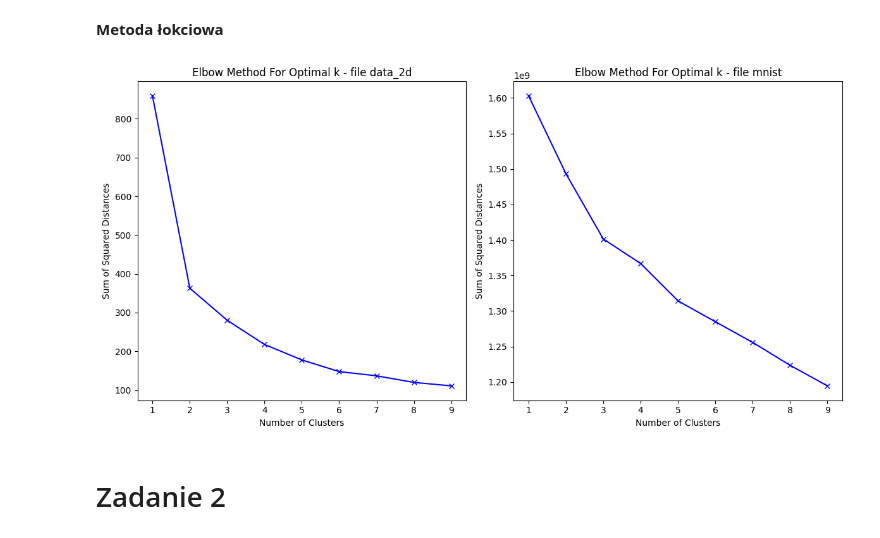
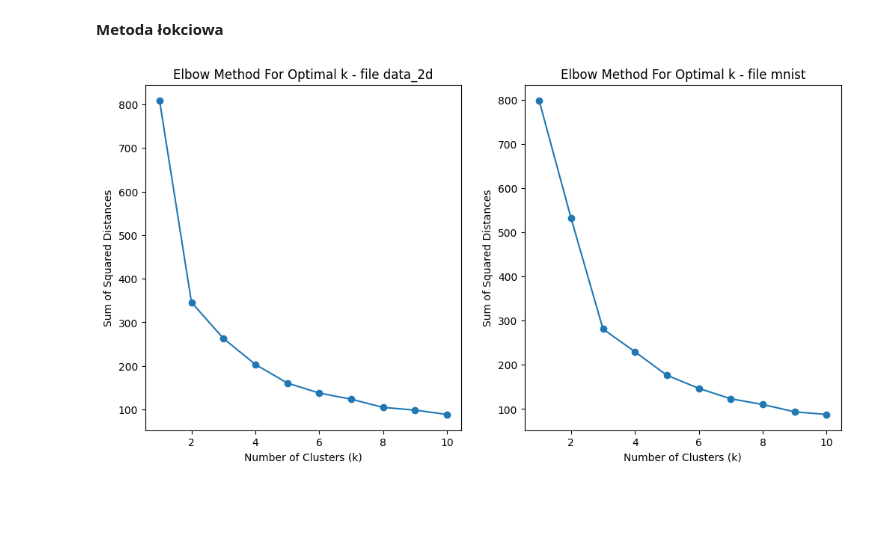
Before and after one commit to kachnna/HOMEworksgoit, a Jupyter notebook: Moduł III/zadanie domowe 6/Hw6.ipynb, the cells around one changed output. Saved outputs shown, nothing was run; the diff lists cells and outputs as text; code cells hidden in the pictures; blank space fills up the shorter version.

```diff
--- a/Moduł III/zadanie domowe 6/Hw6.ipynb
+++ b/Moduł III/zadanie domowe 6/Hw6.ipynb
@@ -57,0 +33,3 @@ __Zastosowanie K-średnich__
+# %%
+X_data_2D = df_data_2D.iloc[:, [1,2]].values
+X_mnist = df_mnist.iloc[:, 1:].values
@@ -96,0 +49,11 @@ plt.show()
+# %%
+y = df_mnist.iloc[:, 0].values
+
+X_train, X_test, y_train, y_test = train_test_split(X_mnist, y, test_size=0.2, random_state=0)
+
+scaler = StandardScaler()
+scaler.fit(X_train)
+X_train_scaled = scaler.transform(X_train)
+
+pca = PCA(n_components=2)
+X_train_pca = pca.fit_transform(X_train_scaled)
@@ -96,0 +72,7 @@ plt.show()
+# %%
+kmeans = KMeans(n_clusters=3, random_state=0)
+kmeans.fit(X_train_pca)
+
+labels = kmeans.labels_
+centroids = kmeans.cluster_centers_
+print_k_means_for_2d_data(X_train_pca, labels, centroids)
@@ -98,34 +82,31 @@ plt.show()
 __Metoda łokciowa__
 # %%
 fig, (ax1, ax2) = plt.subplots(1, 2, figsize=(12, 6))
-
 sum_of_squared_distances = []
-K_range = range(1, 10)
+K_range = range(1, 11)
 for k in K_range:
     kmeans = KMeans(n_clusters=k, random_state=0)
     kmeans.fit(X_data_2D)
     sum_of_squared_distances.append(kmeans.inertia_)
 
-ax1.plot(K_range, sum_of_squared_distances, 'bx-')
-ax1.set_xlabel('Number of Clusters')
+ax1.plot(K_range, sum_of_squared_distances, marker='o')
+ax1.set_xlabel('Number of Clusters (k)')
 ax1.set_ylabel('Sum of Squared Distances')
 ax1.set_title('Elbow Method For Optimal k - file data_2d')
 
 sum_of_squared_distances = []
-K_range = range(1, 10)
+scaler = StandardScaler()
+data_scaled = scaler.fit_transform(X_train_pca)
+K_range = range(1, 11)
 for k in K_range:
     kmeans = KMeans(n_clusters=k, random_state=0)
-    kmeans.fit(X_mnist)
+    kmeans.fit(data_scaled)
     sum_of_squared_distances.append(kmeans.inertia_)
 
-ax2.plot(K_range, sum_of_squared_distances, 'bx-')
-ax2.set_xlabel('Number of Clusters')
+ax2.plot(K_range, sum_of_squared_distances, marker='o')
+ax2.set_xlabel('Number of Clusters (k)')
 ax2.set_ylabel('Sum of Squared Distances')
 ax2.set_title('Elbow Method For Optimal k - file mnist')
-
-plt.tight_layout()
 plt.show()
 # %% [output]
-[figure, old version]
+[figure, new version]
-# %% [markdown]
-# Zadanie 2
```
Also changed, not shown: parts of 14 cells of this notebook, 1 other file.
